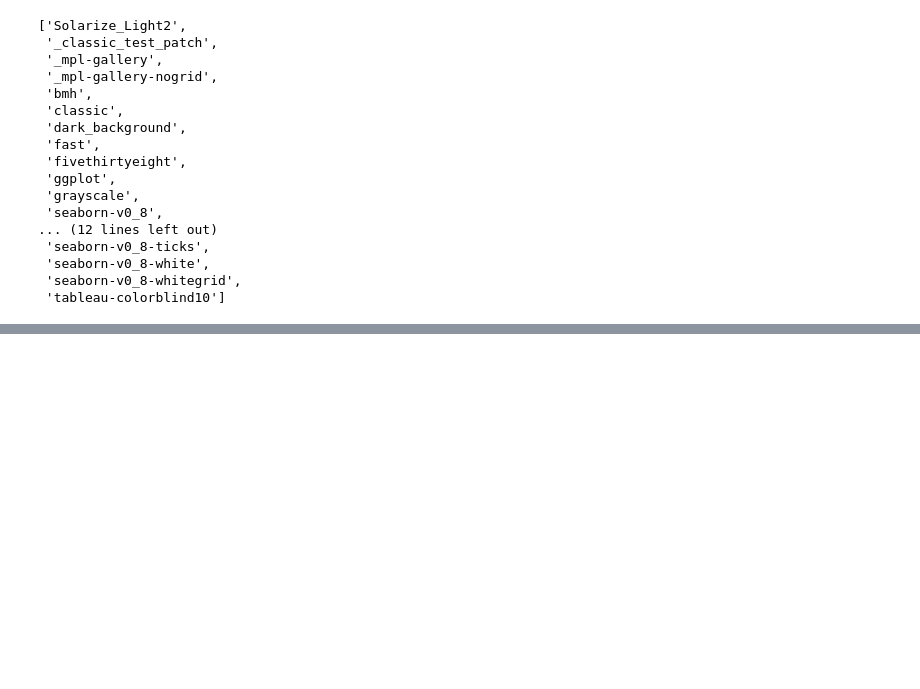
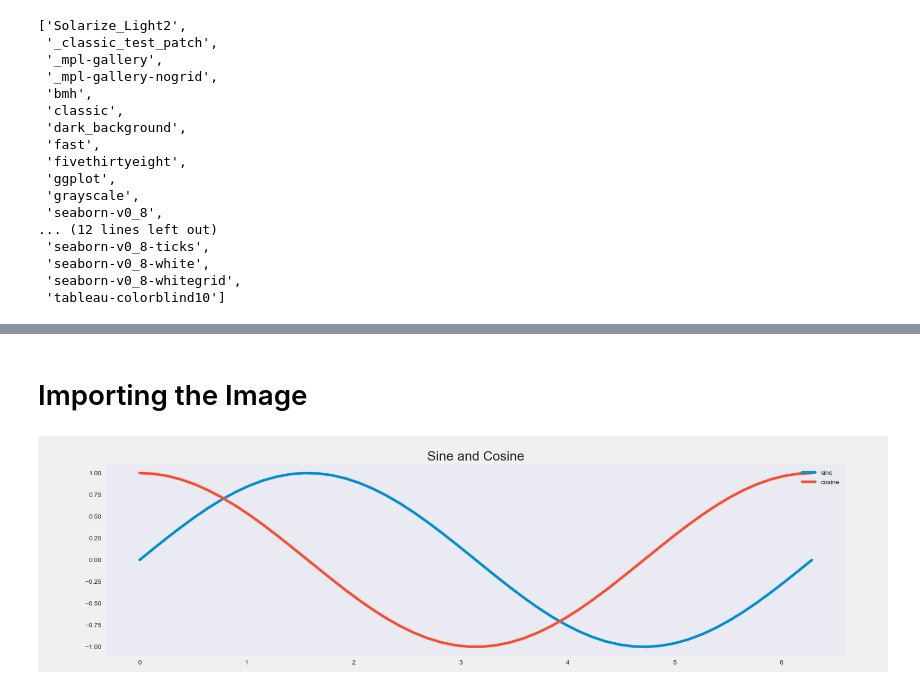
Before and after one commit to JaiSonii/Machine-Learning, a Jupyter notebook: data toolkit/Data Visualization/matplotlib.ipynb, the cells around one changed output, grey strips where cells are left out. Cells and saved outputs as stored; diff of their text form; code cells hidden in the pictures; blank space fills up the shorter version.

```diff
--- a/data toolkit/Data Visualization/matplotlib.ipynb
+++ b/data toolkit/Data Visualization/matplotlib.ipynb
@@ -67,0 +99,8 @@ plt.show()
+# %% [markdown]
+# Importing the Image
+# %%
+from IPython.display import Image
+
+Image('figure.png')
+# %% [output]
+[figure, added]
```
Also changed, not shown: parts of 56 cells of this notebook, 1 other file.
